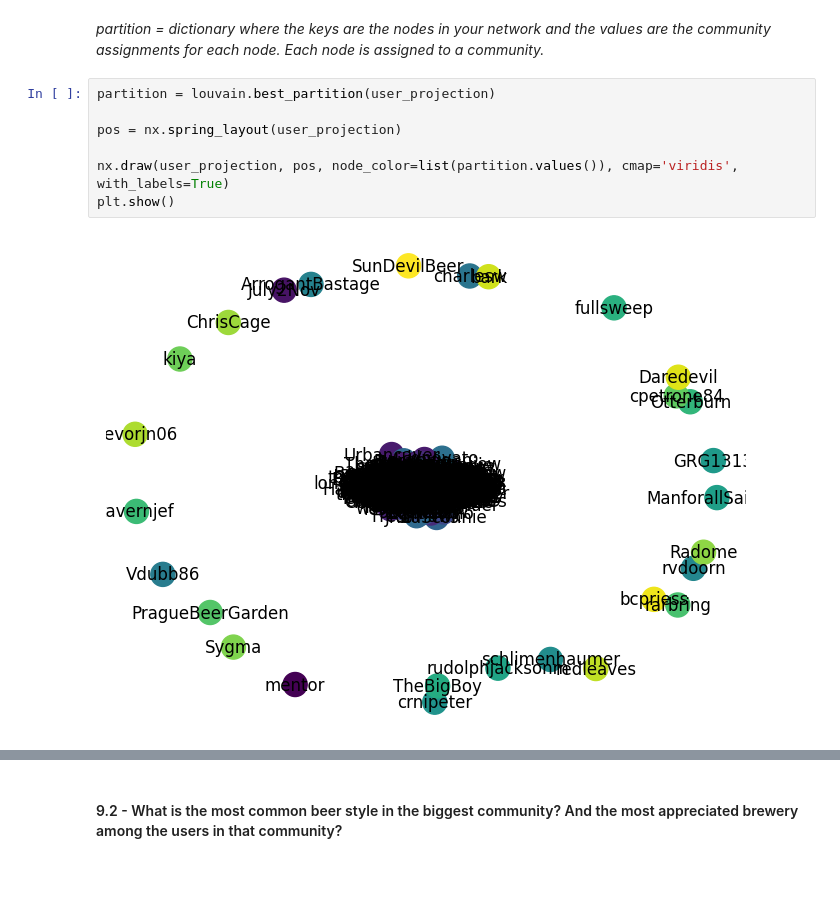
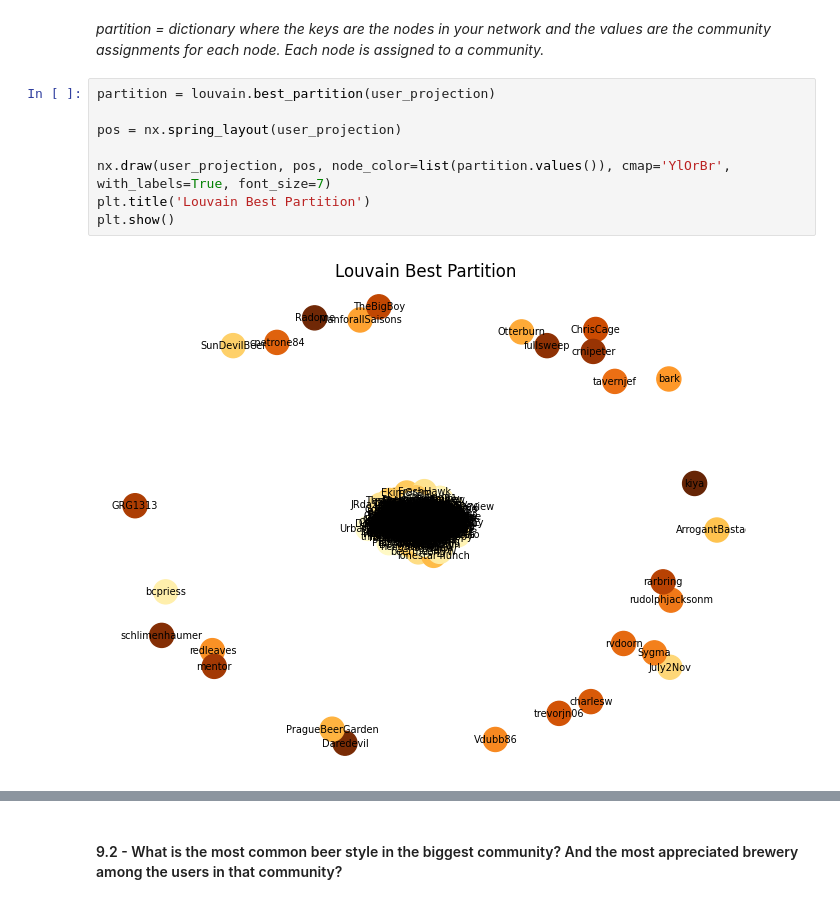
Before and after one commit to giordanovitale/BeerNetwork, a Jupyter notebook: project.ipynb, the cells around one changed output, grey strips where cells are left out. Cells and saved outputs as stored; diff of their text form; blank space fills up the shorter version.

```diff
--- a/project.ipynb
+++ b/project.ipynb
@@ -1260,12 +1051,13 @@ _partition = dictionary where the keys are the nodes in your network and the val
 # %%
 partition = louvain.best_partition(user_projection)
 
 pos = nx.spring_layout(user_projection)
 
-nx.draw(user_projection, pos, node_color=list(partition.values()), cmap='viridis', with_labels=True)
+nx.draw(user_projection, pos, node_color=list(partition.values()), cmap='YlOrBr', with_labels=True, font_size=7)
+plt.title('Louvain Best Partition')
 plt.show()
 # %% [output]
-[figure, old version]
+[figure, new version]
 # %%
 # Analyze community structure
 communities = {}
```
Also changed, not shown: parts of 77 cells of this notebook.
